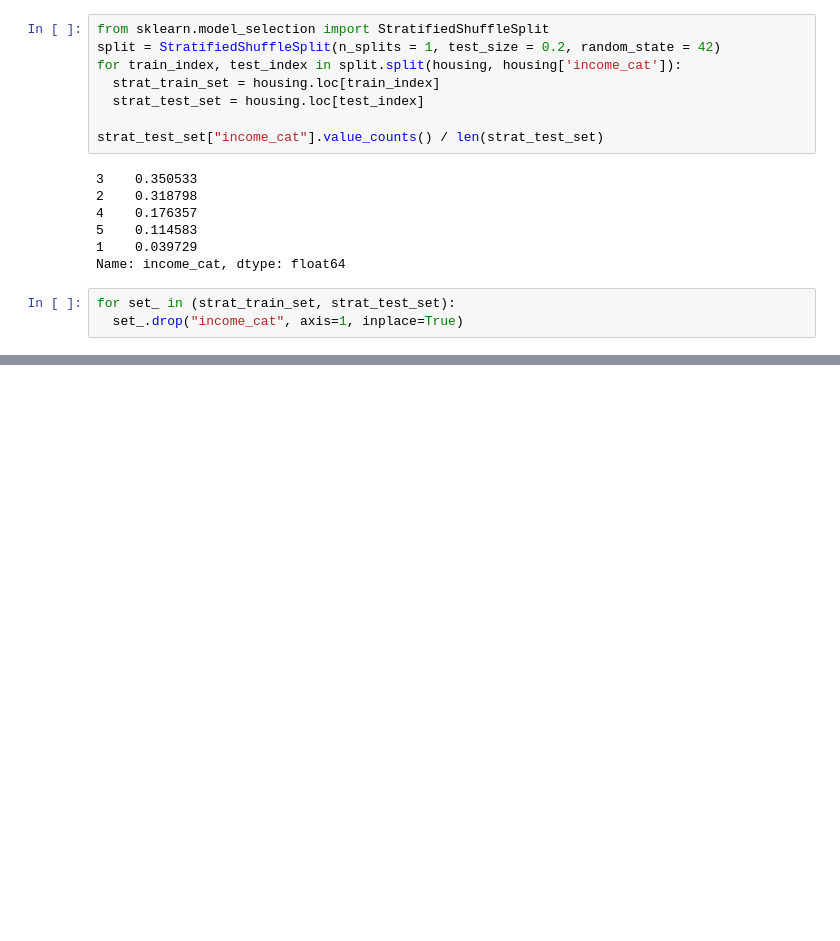
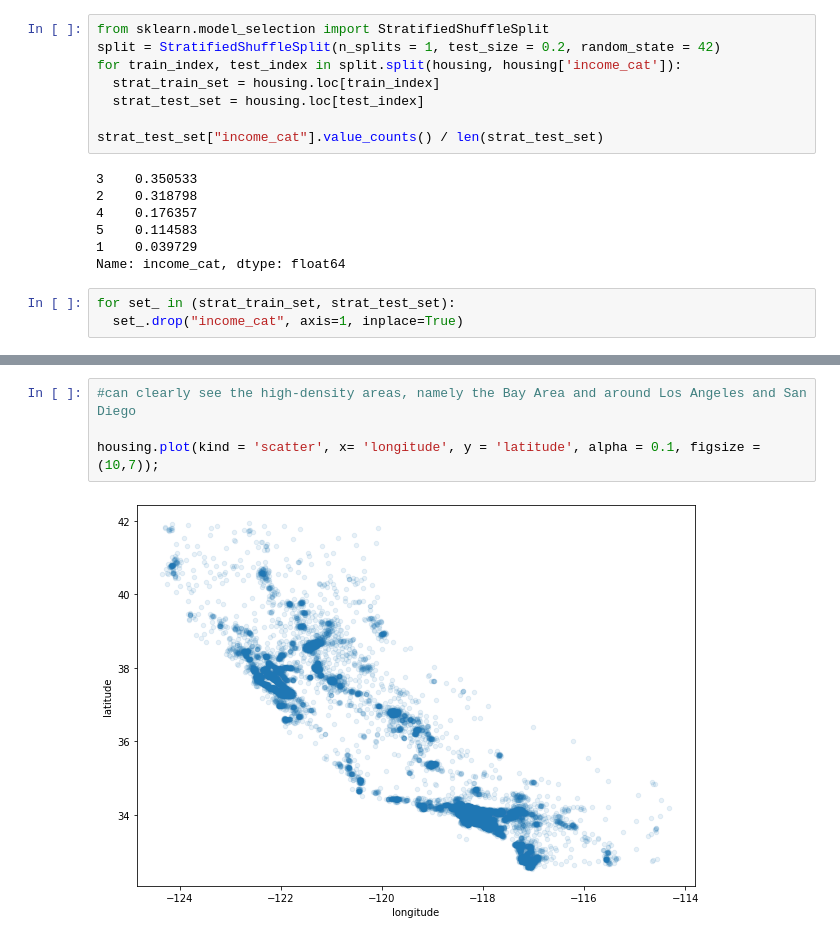
Before and after one commit to KazumaShachou/MachineLearningAndDeepLeaning, a Jupyter notebook: Machine_Learning.ipynb, the cells around one changed output, grey strips where cells are left out. Drawn from its saved outputs; the diff is of its cells as text; blank space fills up the shorter version.

```diff
--- a/Machine_Learning.ipynb
+++ b/Machine_Learning.ipynb
@@ -200,0 +207,6 @@ for set_ in (strat_train_set, strat_test_set):
+# %%
+#can clearly see the high-density areas, namely the Bay Area and around Los Angeles and San Diego
+
+housing.plot(kind = 'scatter', x= 'longitude', y = 'latitude', alpha = 0.1, figsize = (10,7));
+# %% [output]
+[figure, added]
```
Also changed, not shown: parts of 6 cells of this notebook.
